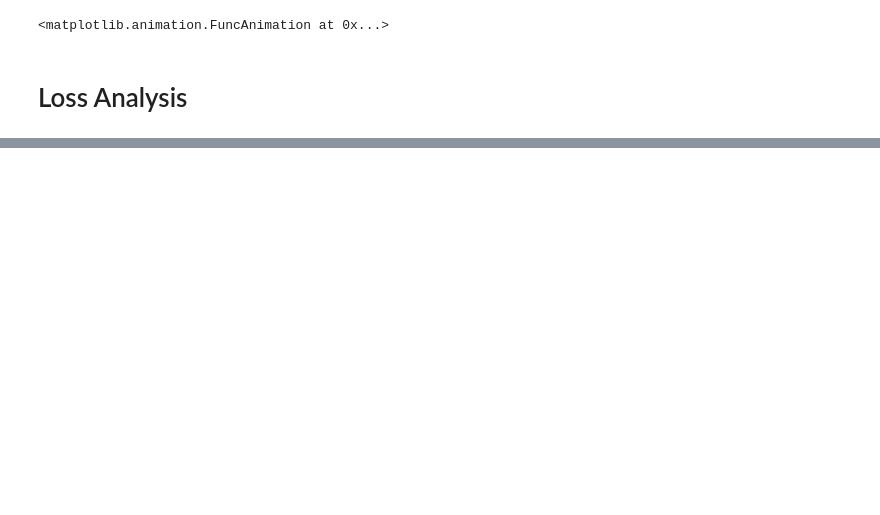
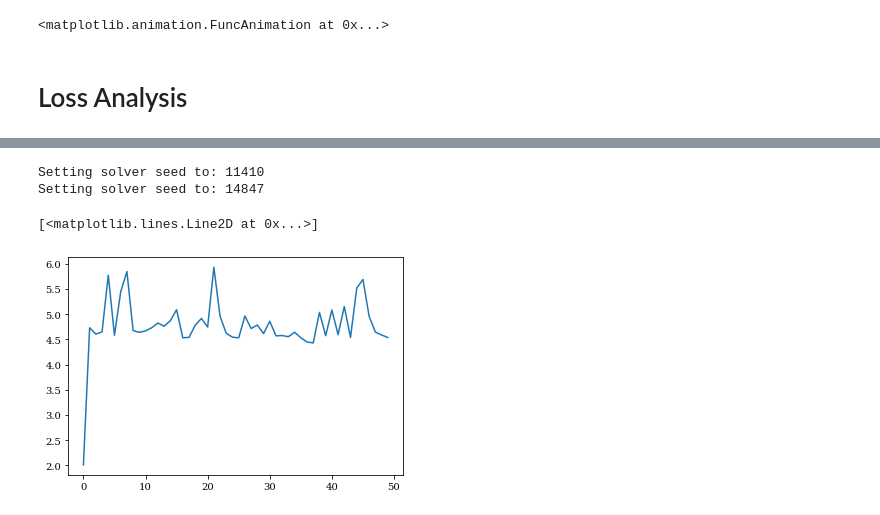
Before and after one commit to aviadlevis/pynoisy, a Jupyter notebook: notebooks/Multiple Sample Analysis.ipynb, the cells around one changed output, grey strips where cells are left out. Cells and saved outputs as stored; diff of their text form; code cells hidden in the pictures; blank space fills up the shorter version.

Commit message:
Random seed changed

```diff
--- a/notebooks/Multiple Sample Analysis.ipynb
+++ b/notebooks/Multiple Sample Analysis.ipynb
@@ -110,0 +115,13 @@ for angle in tqdm(angle_range):
+# %%
+solver = pynoisy.SamplerPDESolver(advection_true, diffusion_true, num_samples=50)
+solver.reseed(14847)
+solver.set_diffusion(pynoisy.RingDiffusion(opening_angle=0.3))
+synthetic_measurements = solver.run(measurements.duration, n_jobs, verbose=False)
+error = np.abs(synthetic_measurements.frames - measurements.frames).mean(axis=(1,2,3))
+plt.figure()
+plt.plot(error)
+# %% [output]
+Setting solver seed to: 11410
+Setting solver seed to: 14847
+[<matplotlib.lines.Line2D at 0x...>]
+[figure, added]
```
Also changed, not shown: parts of 7 cells of this notebook, 8 other files.
